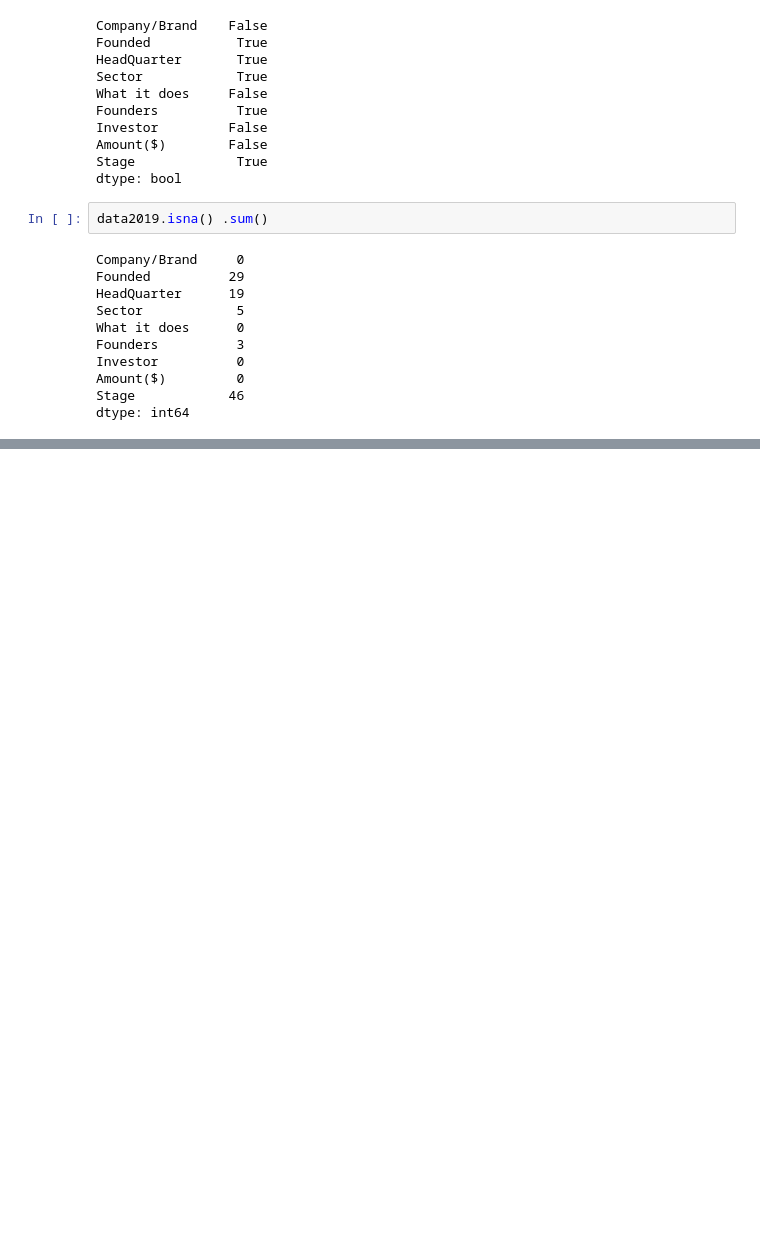
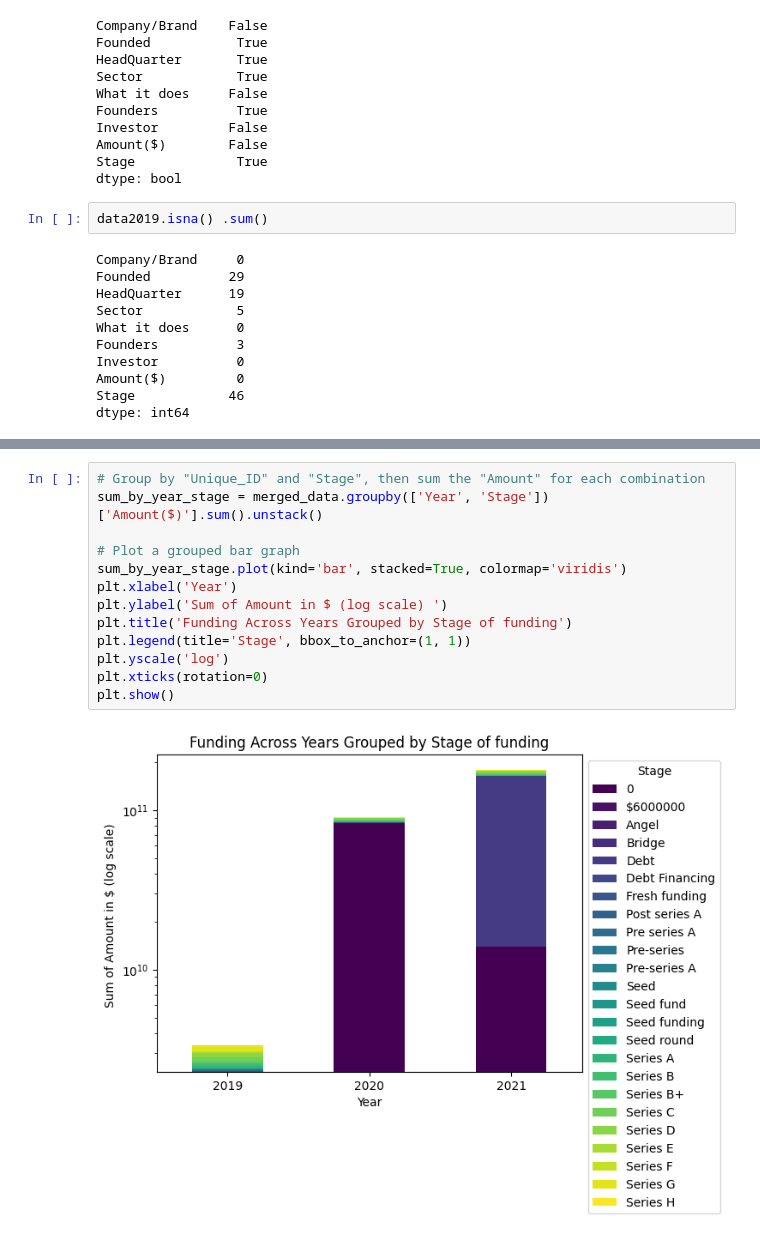
Before and after one commit to CAPI123/ANALYSIS-OF-INDIAN-STARTUP-ECOSYSTEM-, a Jupyter notebook: notebook.ipynb, the cells around one changed output, grey strips where cells are left out. Cells and saved outputs as stored; diff of their text form; blank space fills up the shorter version.

```diff
--- a/notebook.ipynb
+++ b/notebook.ipynb
@@ -342,0 +842,15 @@ memory usage: 3.6+ KB
+# %%
+# Group by "Unique_ID" and "Stage", then sum the "Amount" for each combination
+sum_by_year_stage = merged_data.groupby(['Year', 'Stage'])['Amount($)'].sum().unstack()
+
+# Plot a grouped bar graph
+sum_by_year_stage.plot(kind='bar', stacked=True, colormap='viridis')
+plt.xlabel('Year')
+plt.ylabel('Sum of Amount in $ (log scale) ')
+plt.title('Funding Across Years Grouped by Stage of funding')
+plt.legend(title='Stage', bbox_to_anchor=(1, 1))
+plt.yscale('log')
+plt.xticks(rotation=0)
+plt.show()
+# %% [output]
+[figure, added]
```
Also changed, not shown: parts of 77 cells of this notebook.
